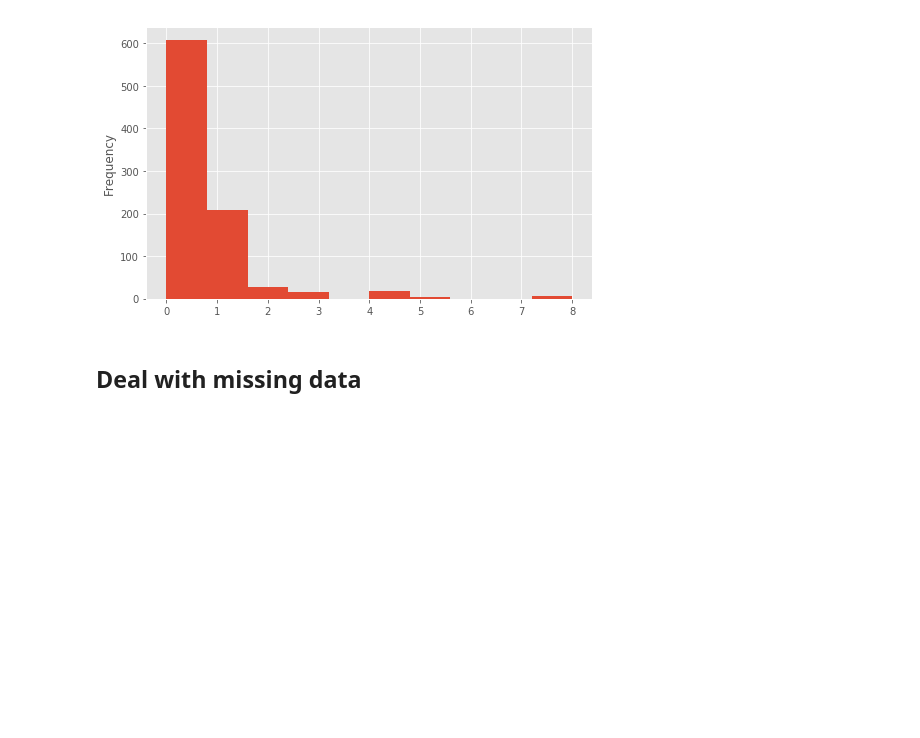
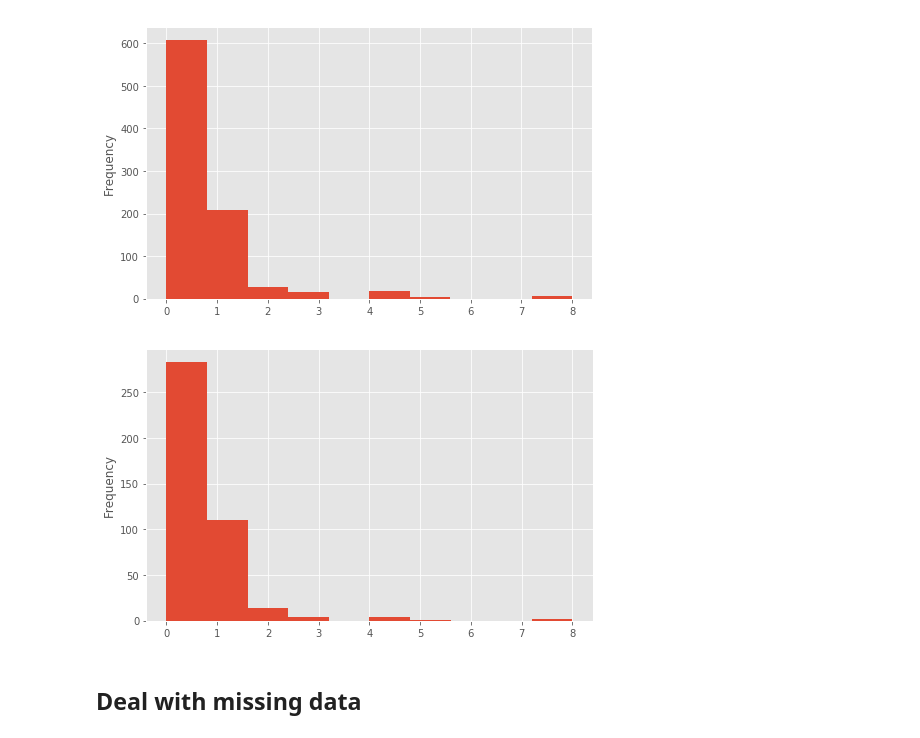
Before and after one commit to RachelPengmkt/Titanic-Machine-Learning-from-Disaster-Classification-Prediction, a Jupyter notebook: Titanic-Machine-Learning-from-Disaster-Classification-Prediction.ipynb, the cells around one changed output. Saved outputs shown, nothing was run; the diff lists cells and outputs as text; code cells hidden in the pictures; blank space fills up the shorter version.

```diff
--- a/Titanic-Machine-Learning-from-Disaster-Classification-Prediction.ipynb
+++ b/Titanic-Machine-Learning-from-Disaster-Classification-Prediction.ipynb
@@ -103,6 +105,11 @@ train_data['SibSp'].plot(kind='hist',figsize=(8, 5))
 plt.show()
 # %% [output]
 [figure]
+# %%
+data_all[1]['SibSp'].plot(kind='hist',figsize=(8, 5))
+plt.show()
+# %% [output]
+[figure, added]
 # %% [markdown]
 ## Deal with missing data
 # %% [markdown]
```
Also changed, not shown: parts of 41 cells of this notebook.
